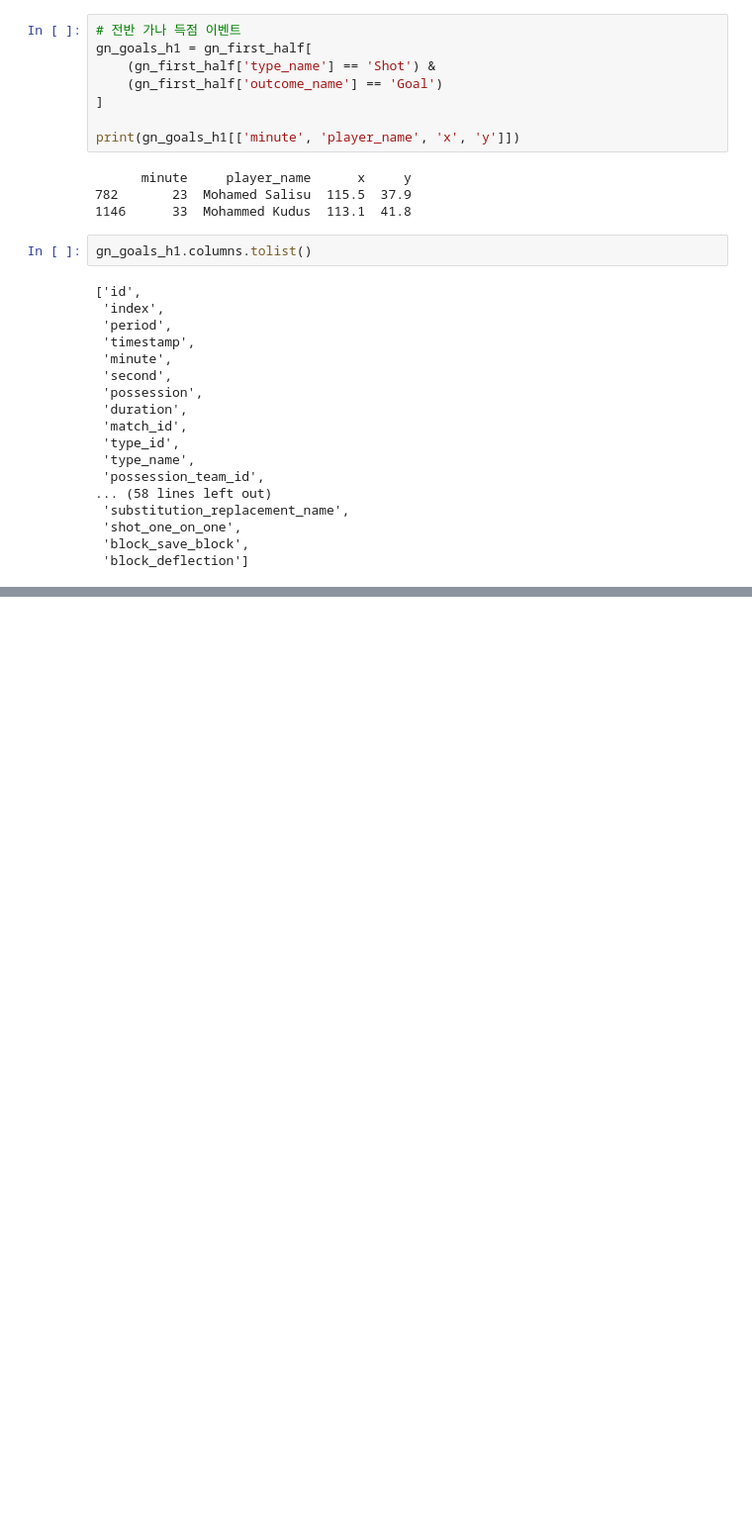
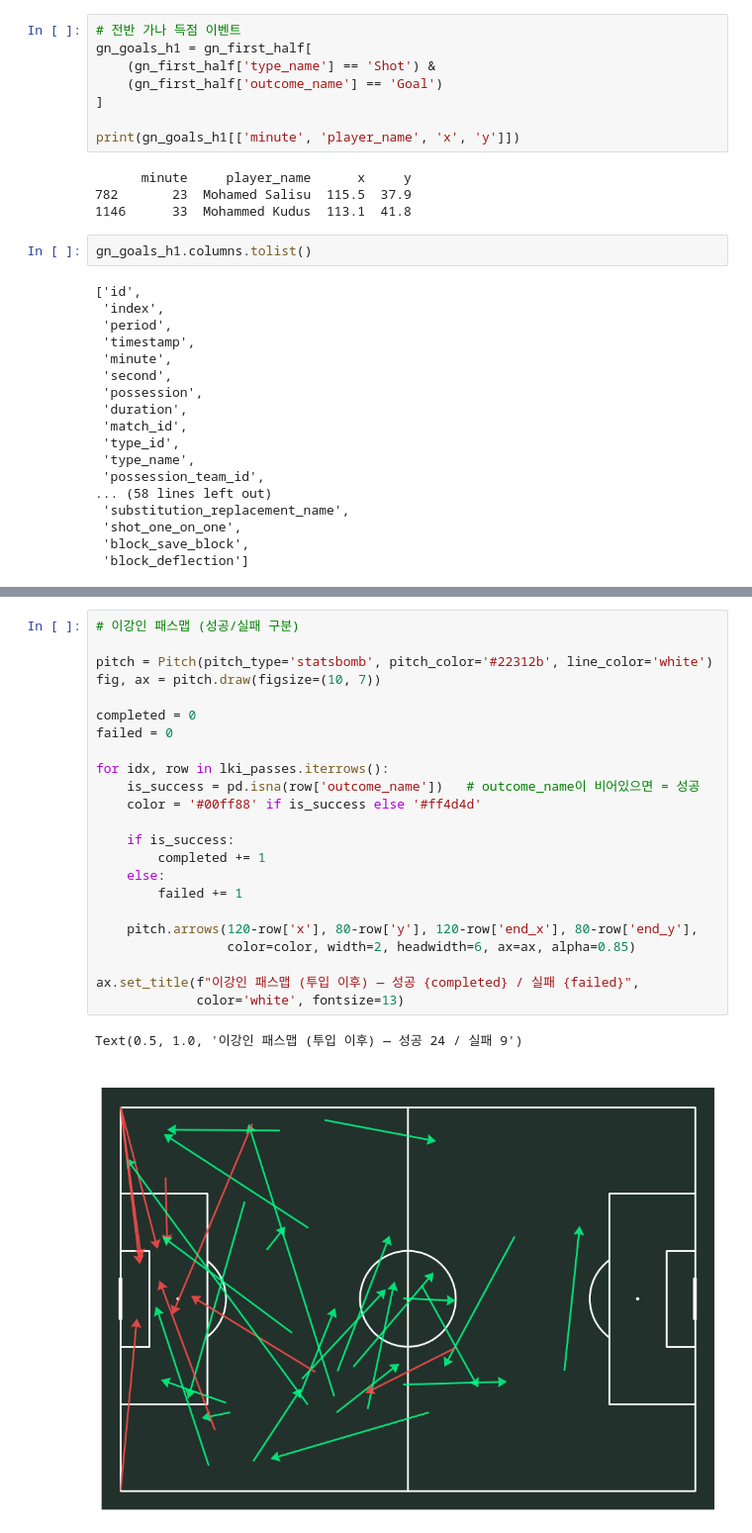
Before and after one commit to 0jyyyyy/Soccer_Lens, a Jupyter notebook: Tactics_lab/World_cup/2022/korea_ghana.ipynb, the cells around one changed output, grey strips where cells are left out. Shown at 99% size. Drawn from its saved outputs; the diff is of its cells as text; blank space fills up the shorter version.

```diff
--- a/Tactics_lab/World_cup/2022/korea_ghana.ipynb
+++ b/Tactics_lab/World_cup/2022/korea_ghana.ipynb
@@ -360,0 +390,26 @@ for idx, row in gn_goals_h1.iterrows():
+# %%
+# 이강인 패스맵 (성공/실패 구분)
+
+pitch = Pitch(pitch_type='statsbomb', pitch_color='#22312b', line_color='white')
+fig, ax = pitch.draw(figsize=(10, 7))
+
+completed = 0
+failed = 0
+
+for idx, row in lki_passes.iterrows():
+    is_success = pd.isna(row['outcome_name'])   # outcome_name이 비어있으면 = 성공
+    color = '#00ff88' if is_success else '#ff4d4d'
+
+    if is_success:
+        completed += 1
+    else:
+        failed += 1
+
+    pitch.arrows(120-row['x'], 80-row['y'], 120-row['end_x'], 80-row['end_y'],
+                 color=color, width=2, headwidth=6, ax=ax, alpha=0.85)
+
+ax.set_title(f"이강인 패스맵 (투입 이후) — 성공 {completed} / 실패 {failed}",
+             color='white', fontsize=13)
+# %% [output]
+Text(0.5, 1.0, '이강인 패스맵 (투입 이후) — 성공 24 / 실패 9')
+[figure, added]
```
Also changed, not shown: parts of 5 cells of this notebook.
